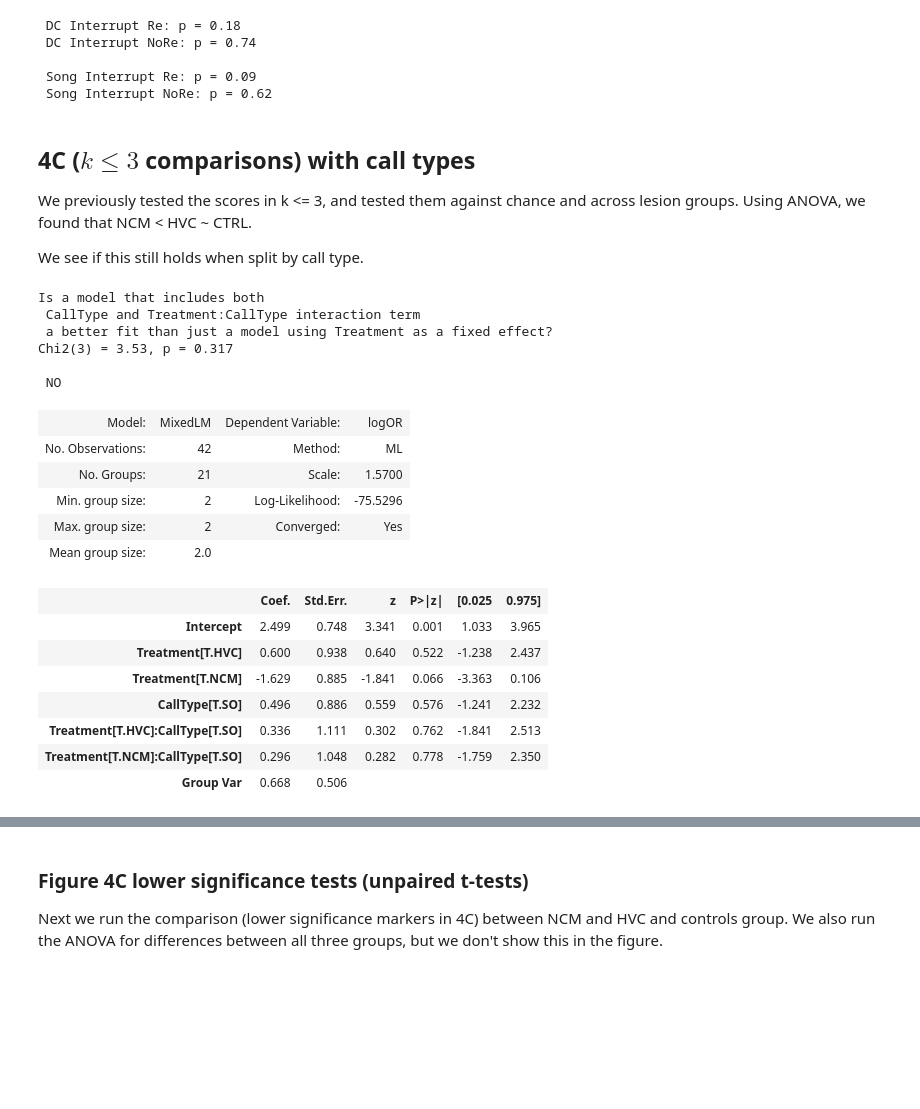
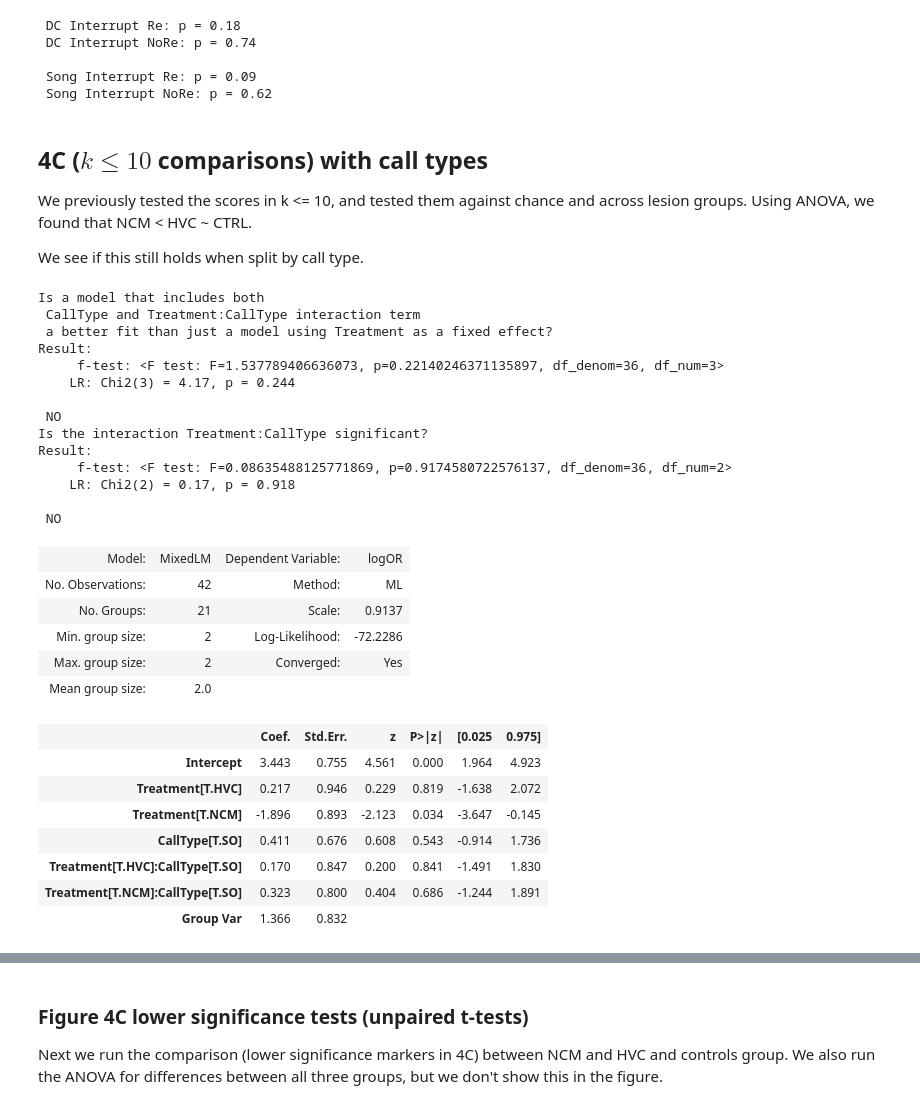
Before and after one commit to theunissenlab/zebra-finch-memory-lesions, a Jupyter notebook: paper_notebooks/2_Split_CallType_Analysis.ipynb, the cells around one changed output, grey strips where cells are left out. Saved outputs shown, nothing was run; the diff lists cells and outputs as text; code cells hidden in the pictures; blank space fills up the shorter version.

```diff
--- a/paper_notebooks/2_Split_CallType_Analysis.ipynb
+++ b/paper_notebooks/2_Split_CallType_Analysis.ipynb
@@ -840,64 +891,94 @@ print()
  Song Interrupt Re: p = 0.09
  Song Interrupt NoRe: p = 0.62
 # %% [markdown]
-## 4C ($k \le 3$ comparisons) with call types
+## 4C ($k \le 10$ comparisons) with call types
 
-We previously tested the scores in k <= 3, and tested them against chance and across lesion groups. Using ANOVA, we found that NCM < HVC ~ CTRL.
+We previously tested the scores in k <= 10, and tested them against chance and across lesion groups. Using ANOVA, we found that NCM < HVC ~ CTRL.
 
 We see if this still holds when split by call type.
 # %%
-post_dc_k3 = figure4c_data("DC")
-post_song_k3 = figure4c_data("SO")
-post_call_type_k3 = pd.concat([post_dc_k3, post_song_k3])
+post_dc_k11 = figure4c_data("DC")
+post_song_k11 = figure4c_data("SO")
+post_call_type_k11 = pd.concat([post_dc_k11, post_song_k11])
+# %%
+post_call_type_k11 = post_call_type_k11[post_call_type_k11['Treatment'] != 'HVC+CTRL' ]
 # %%
 base_model = smf.mixedlm(
     "logOR ~ Treatment",
-    groups=post_call_type_k3["Subject"],
-    data=post_call_type_k3,
+    groups=post_call_type_k11["Subject"],
+    data=post_call_type_k11,
     re_formula="1",
 ).fit(reml=False)
 
-alt_model = smf.mixedlm(
-    "logOR ~ Treatment + CallType + Treatment:CallType",
-    groups=post_call_type_k3["Subject"],
-    data=post_call_type_k3,
+calltype_model = smf.mixedlm(
+    "logOR ~ Treatment + CallType",
+    groups=post_call_type_k11["Subject"],
+    data=post_call_type_k11,
     re_formula="1",
 ).fit(reml=False)
 
-pvalue, x, dof = likelihood_ratio_test(base_model, alt_model)
+full_model = smf.mixedlm(
+    "logOR ~ Treatment + CallType + Treatment:CallType",
+    groups=post_call_type_k11["Subject"],
+    data=post_call_type_k11,
+    re_formula="1",
+).fit(reml=False)
+
+
 
 print(f"Is a model that includes both")
 print(f" CallType and Treatment:CallType interaction term")
 print(f" a better fit than just a model using Treatment as a fixed effect?")
-print(f"Chi2({dof}) = {x:.2f}, {parse_p(pvalue)}")
-
+pvalue, x, dof = likelihood_ratio_test(base_model, full_model)
+print("Result:")
+print('     f-test:', full_model.f_test('(CallType[T.SO]=0), (Treatment[T.HVC]:CallType[T.SO]=0), (Treatment[T.NCM]:CallType[T.SO]=0)'))
+print(f"    LR: Chi2({dof}) = {x:.2f}, {parse_p(pvalue)}")
 print()
 if pvalue < 0.05:
     print(" YES")
 else:
     print(" NO")
 
-display(alt_model.summary())
+print(f"Is the interaction Treatment:CallType significant?")
+pvalue, x, dof = likelihood_ratio_test(calltype_model, full_model)
+print("Result:")
+print('     f-test:', full_model.f_test('(Treatment[T.HVC]:CallType[T.SO]=0), (Treatment[T.NCM]:CallType[T.SO]=0)'))
+print(f"    LR: Chi2({dof}) = {x:.2f}, {parse_p(pvalue)}")
+print()
+if pvalue < 0.05:
+    print(" YES")
+else:
+    print(" NO")
+
+display(full_model.summary())
 # %% [output]
 Is a model that includes both
  CallType and Treatment:CallType interaction term
  a better fit than just a model using Treatment as a fixed effect?
-Chi2(3) = 3.53, p = 0.317
+Result:
+     f-test: <F test: F=1.537789406636073, p=0.22140246371135897, df_denom=36, df_num=3>
+    LR: Chi2(3) = 4.17, p = 0.244
 
  NO
+Is the interaction Treatment:CallType significant?
+Result:
+     f-test: <F test: F=0.08635488125771869, p=0.9174580722576137, df_denom=36, df_num=2>
+    LR: Chi2(2) = 0.17, p = 0.918
+
+ NO
 | Model: | MixedLM | Dependent Variable: | logOR |
 | No. Observations: | 42 | Method: | ML |
-| No. Groups: | 21 | Scale: | 1.5700 |
-| Min. group size: | 2 | Log-Likelihood: | -75.5296 |
+| No. Groups: | 21 | Scale: | 0.9137 |
+| Min. group size: | 2 | Log-Likelihood: | -72.2286 |
 | Max. group size: | 2 | Converged: | Yes |
 | Mean group size: | 2.0 |  |  |
 |  | Coef. | Std.Err. | z | P>|z| | [0.025 | 0.975] |
-| Intercept | 2.499 | 0.748 | 3.341 | 0.001 | 1.033 | 3.965 |
-| Treatment[T.HVC] | 0.600 | 0.938 | 0.640 | 0.522 | -1.238 | 2.437 |
-| Treatment[T.NCM] | -1.629 | 0.885 | -1.841 | 0.066 | -3.363 | 0.106 |
-| CallType[T.SO] | 0.496 | 0.886 | 0.559 | 0.576 | -1.241 | 2.232 |
-| Treatment[T.HVC]:CallType[T.SO] | 0.336 | 1.111 | 0.302 | 0.762 | -1.841 | 2.513 |
-| Treatment[T.NCM]:CallType[T.SO] | 0.296 | 1.048 | 0.282 | 0.778 | -1.759 | 2.350 |
-| Group Var | 0.668 | 0.506 |  |  |  |  |
+| Intercept | 3.443 | 0.755 | 4.561 | 0.000 | 1.964 | 4.923 |
+| Treatment[T.HVC] | 0.217 | 0.946 | 0.229 | 0.819 | -1.638 | 2.072 |
+| Treatment[T.NCM] | -1.896 | 0.893 | -2.123 | 0.034 | -3.647 | -0.145 |
+| CallType[T.SO] | 0.411 | 0.676 | 0.608 | 0.543 | -0.914 | 1.736 |
+| Treatment[T.HVC]:CallType[T.SO] | 0.170 | 0.847 | 0.200 | 0.841 | -1.491 | 1.830 |
+| Treatment[T.NCM]:CallType[T.SO] | 0.323 | 0.800 | 0.404 | 0.686 | -1.244 | 1.891 |
+| Group Var | 1.366 | 0.832 |  |  |  |  |
 # %% [markdown]
 ### Figure 4C upper significance tests (one-sample t-tests)
```
Also changed, not shown: parts of 40 cells of this notebook, 14 other files.
